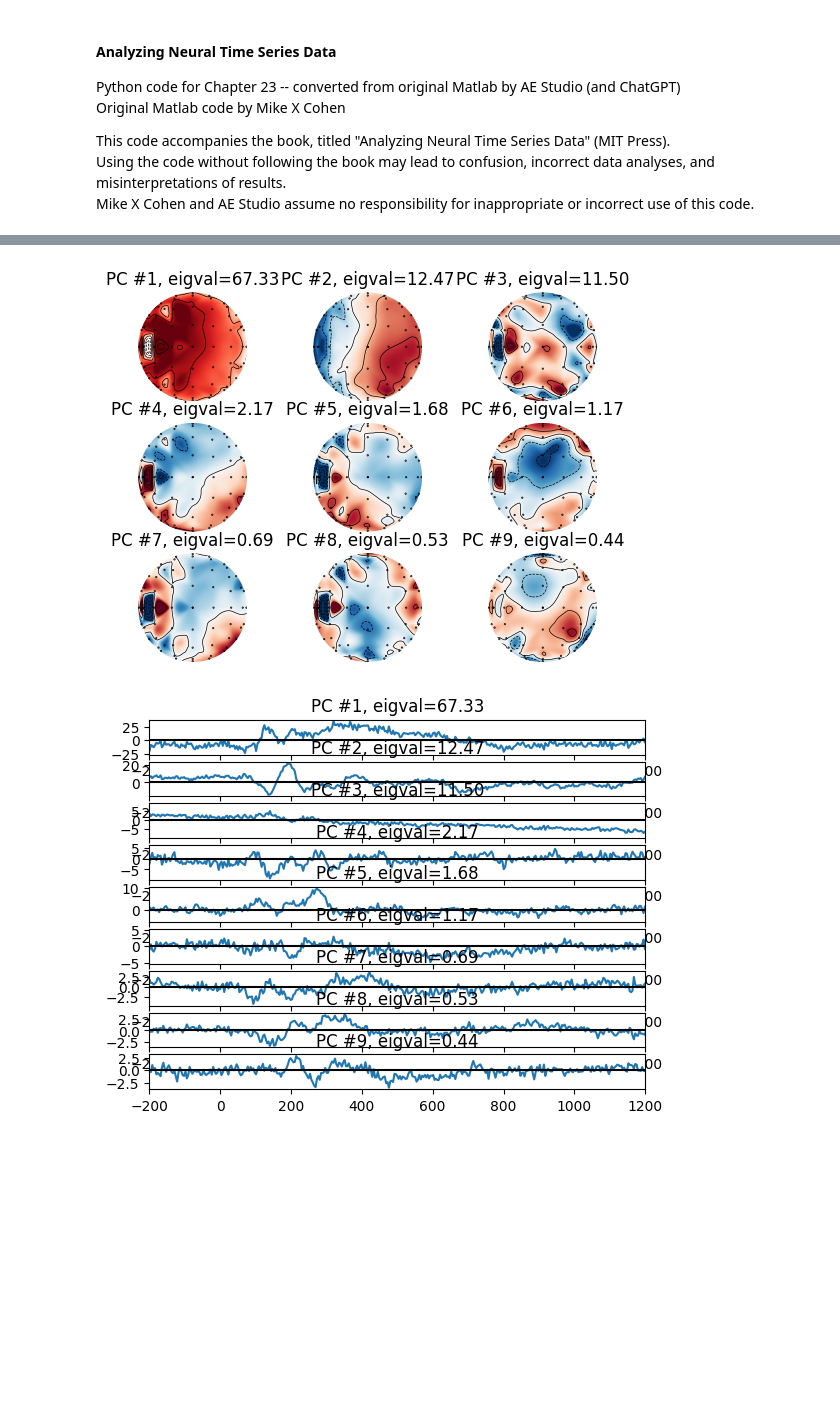
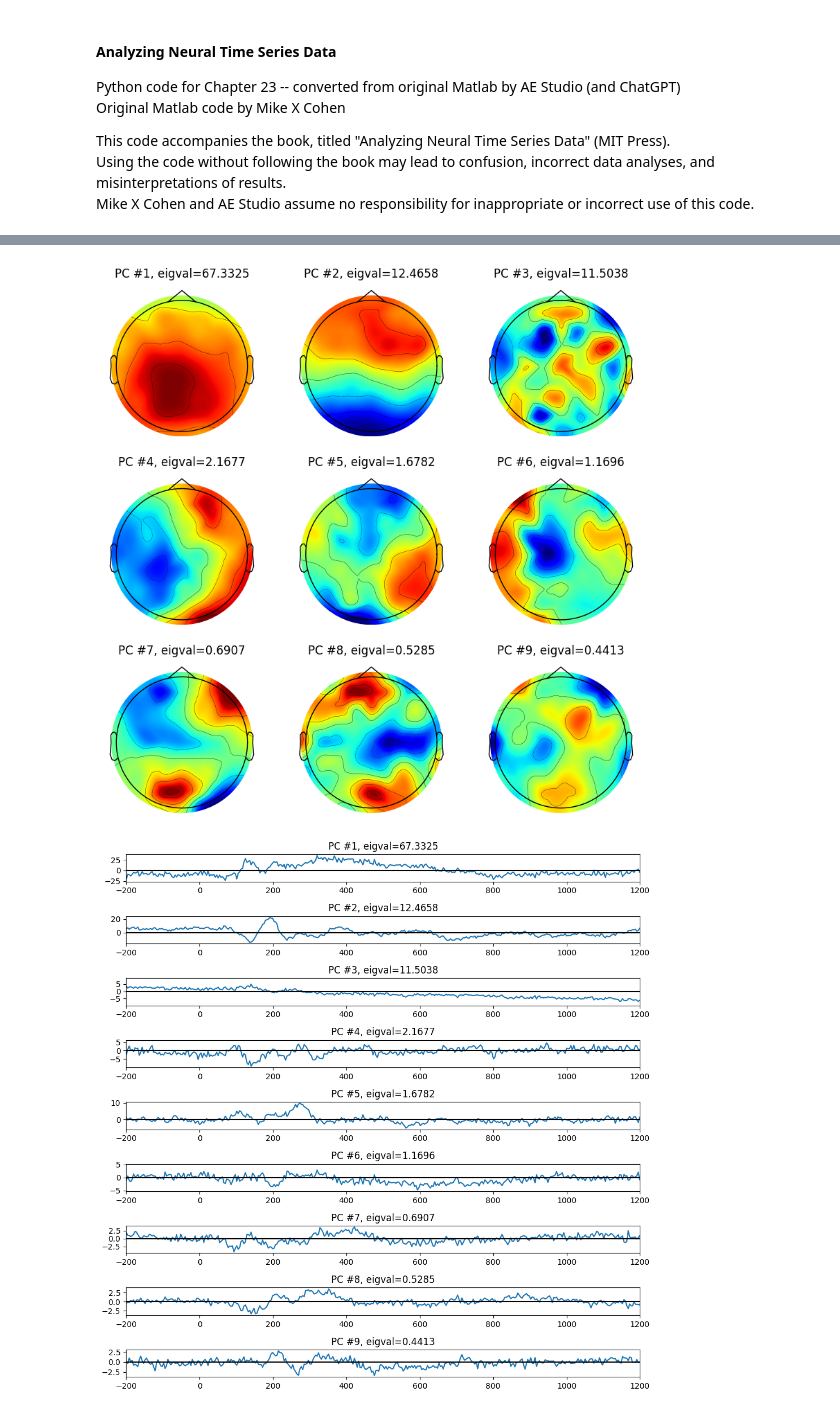
Before and after one commit to agencyenterprise/AnalyzingNeuralTimeSeries-Python, a Jupyter notebook: src/chapter23.ipynb, the cells around one changed output, grey strips where cells are left out. Saved outputs shown, nothing was run; the diff lists cells and outputs as text; code cells hidden in the pictures; blank space fills up the shorter version.

```diff
--- a/src/chapter23.ipynb
+++ b/src/chapter23.ipynb
@@ -63,33 +80,88 @@ plt.show()
 # %%
-# Figure 23.3: Principle Components Analysis (PCA) of ERP
+# Figure 23.3
 
 # Compute covariance of ERP
 erp = np.mean(EEG['data'], axis=2)
 erp = erp - np.mean(erp, axis=1, keepdims=True)
 covar = np.dot(erp, erp.T) / (EEG['pnts'][0][0] - 1)
 
 # PCA via eigenvalue decomposition
 eigvals, pc = np.linalg.eig(covar)
+
 pc = pc[:, np.argsort(-eigvals)]
 eigvals = np.sort(eigvals)[::-1]
 eigvals = 100 * eigvals / np.sum(eigvals)  # Convert to percent change
 
-chanlocs = np.array([[x[0][0], y[0][0]] for x, y in zip(EEG['chanlocs'][0]['X'], EEG['chanlocs'][0]['Y'])])
+# create channel montage
+chan_labels = [chan['labels'][0] for chan in EEG['chanlocs'][0]]
+coords = np.vstack([-1*EEG['chanlocs']['Y'], EEG['chanlocs']['X'], EEG['chanlocs']['Z']]).T
+# remove channels outside of head
+exclude_chans = np.where(np.array([chan['radius'][0][0] for chan in EEG['chanlocs'][0]]) > 0.54)
+coords = np.delete(coords, exclude_chans, axis=0)
+chan_labels = np.delete(chan_labels, exclude_chans)
+pc_lp = np.delete(pc, exclude_chans, axis=0)
+montage = make_dig_montage(ch_pos=dict(zip(chan_labels, coords)), coord_frame='head')
+
+# create MNE Info and Evoked object
+info = create_info(list(chan_labels), EEG['srate'], ch_types='eeg')
 
 # Plot the first 9 principal components
 for i in range(9):
-    plt.figure(102)
+    plt.figure(102, figsize=(10, 10))
     ax = plt.subplot(3, 3, i + 1)
-    plot_topomap(pc[:, i], chanlocs, axes=ax, show=False)
-    plt.title(f'PC #{i + 1}, eigval={eigvals[i]:.2f}')
+    evoked = EvokedArray(pc_lp[:, i, np.newaxis], info, tmin=EEG['xmin'][0][0])
+    evoked.set_montage(montage)
+    evoked.plot_topomap(sensors=False, sphere=EEG['chanlocs'][0][0]['sph_radius'][0][0], cmap='jet', axes=ax, show=False, times=-1, time_format='', colorbar=False)
+    plt.title(f'PC #{i + 1}, eigval={eigvals[i]:.4f}')
 
-    plt.figure(101)
+    plt.figure(101, figsize=(10, 10))
     plt.subplot(9, 1, i + 1)
     plt.plot(EEG['times'][0], pc[:, i].T @ erp)
     plt.axhline(0, color='k')
     plt.xlim([-200, 1200])
-    plt.title(f'PC #{i + 1}, eigval={eigvals[i]:.2f}')
+    plt.title(f'PC #{i + 1}, eigval={eigvals[i]:.4f}')
+
+plt.tight_layout()
 plt.show()
+
+# Average single-trial covariances
+covar = np.zeros((EEG['nbchan'][0][0], EEG['nbchan'][0][0]))
+for i in range(EEG['trials'][0][0]):
+    eeg = EEG['data'][:, :, i] - np.mean(EEG['data'][:, :, i], axis=1, keepdims=True)
+    covar += np.dot(eeg, eeg.T) / (EEG['pnts'][0][0] - 1)
+covar /= EEG['trials'][0][0]
+
+# PCA via eigenvalue decomposition
+eigvals, pc = np.linalg.eig(covar)
+
+pc = pc[:, np.argsort(-eigvals)]
+eigvals = np.sort(eigvals)[::-1]
+eigvals = 100 * eigvals / np.sum(eigvals)  # Convert to percent change
+
+pc_lp = np.delete(pc, exclude_chans, axis=0)
+
+# Plot the first 9 principal components
+for i in range(9):
+    plt.figure(10, figsize=(10, 10))
+    ax = plt.subplot(3, 3, i + 1)
+    evoked = EvokedArray(pc_lp[:, i, np.newaxis], info, tmin=EEG['xmin'][0][0])
+    evoked.set_montage(montage)
+    evoked.plot_topomap(sensors=False, sphere=EEG['chanlocs'][0][0]['sph_radius'][0][0], cmap='jet', axes=ax, show=False, times=-1, time_format='', colorbar=False)
+    plt.title(f'PC #{i + 1}, eigval={eigvals[i]:.4f}')
+
+    plt.figure(11, figsize=(10, 10))
+    ax = plt.subplot(9, 1, i + 1)
+    pctimes = np.zeros(EEG['pnts'][0][0])
+    for triali in range(EEG['trials'][0][0]):
+        eeg = EEG['data'][:, :, triali] - np.mean(EEG['data'][:, :, triali], axis=1, keepdims=True)
+        pctimes += pc[:, i].T @ eeg
+    plt.plot(EEG['times'][0], pctimes / EEG['trials'][0][0])
+    plt.axhline(0, color='k')
+    plt.xlim([-200, 1200])
+    plt.title(f'PC #{i + 1}, eigval={eigvals[i]:.4f}')
+
+plt.tight_layout()
+plt.show()
 # %% [output]
-[figure, old version]
+[figure, new version]
-[figure, old version]
+[figure, new version]
```
Also changed, not shown: parts of 11 cells of this notebook, 24 other files.
